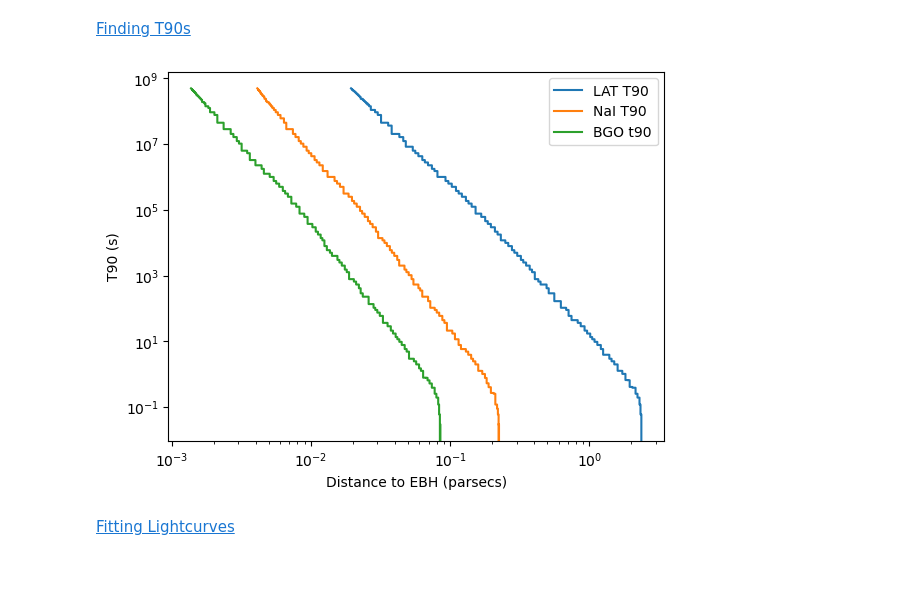
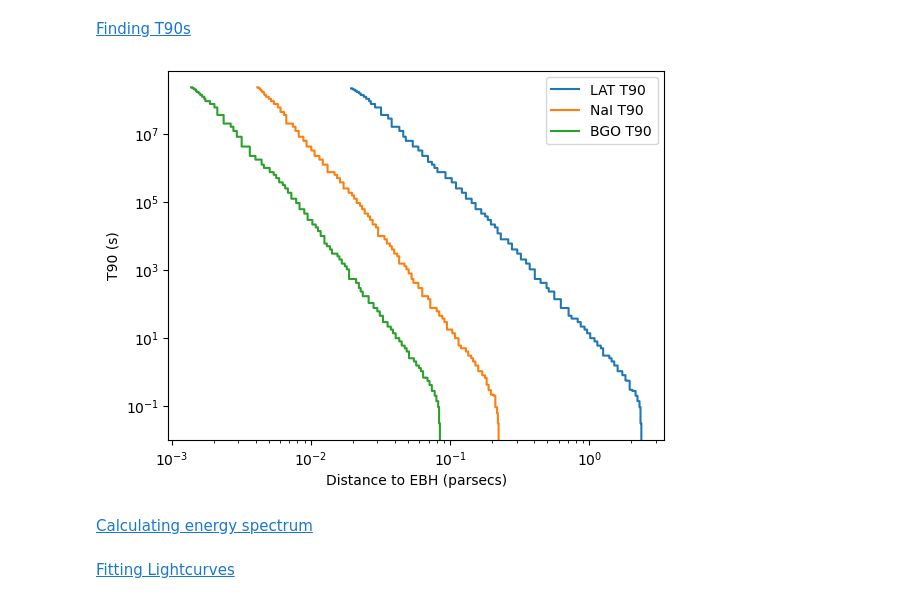
Before and after one commit to xboluna/Research, a Jupyter notebook: BHRad/Modelling/BHawk_Modelling.ipynb, the cells around one changed output. Drawn from its saved outputs; the diff is of its cells as text; code cells hidden in the pictures; blank space fills up the shorter version.

```diff
--- a/BHRad/Modelling/BHawk_Modelling.ipynb
+++ b/BHRad/Modelling/BHawk_Modelling.ipynb
@@ -160,7 +201,7 @@ lat_d = d(lat_lc/u.s).to('pc')
 gbm_d = d(gbm_lc/u.s).to('pc')
 bgo_d = d(bgo_lc/u.s).to('pc')
 
-def calculate_t90(distance, lightcurve):
+def calculate_t90(distance, lightcurve, ratio = 1e-1):
     t90 = []
     for dist in distance[np.where(time>0.1)]: # All distances corresponding to >1ms of remaining BH lifetime
 
@@ -169,41 +210,38 @@ def calculate_t90(distance, lightcurve):
         interval = np.where(lightcurve > minimum_flux)[0] # Only integrate flux exceeding minimum flux required
 
         if interval.shape[0] != 0: # As long as the flux is at all visible.
+
             flux_at_distance = lightcurve/(4*3.14159 *dist.to('cm')**2) # Inverse square law
 
-            total_flux = I.simps(x = time[interval], y = flux_at_distance[interval]) # Total flux -- the T90 is the threshold for 10% of this value
+            total_flux = Riemann_Integrate(x = np.array(time[interval]), y = flux_at_distance.value[interval])[0] # Total flux -- the T90 is the threshold for 10% of this value
 
             # Iterate over the available interval and find the 10% threshold
-            i = 0 # Record what interval we break at
-            cum_flux = 0. # Flux we're evaluating
-            while cum_flux < 1e-1*total_flux: # Break if the cumulative flux is 10% of total
-                # Technically I could make this O(N) by coding the integration myself, but this runs fast enough
-                cum_flux = I.simps(x = time[interval[:i+1]], y = flux_at_distance[interval[:i+1]]) # This is the partial flux on the limited interval
-                i+=1
+            i = Riemann_Integrate(x = np.array(time[interval]), y = flux_at_distance[interval].value, threshold = ratio*total_flux)[1]
+            #print(i)
+            t90.append( time[interval].to_list()[i] - time[interval].to_list()[-1])
 
-            t90.append(time[interval[i]] - time[interval[-1]]) # Remaining lifetime - beg. of interval
         else:
             t90.append(0.)
 
     return t90, distance[np.where(time>0.1)]
-
-lat_t90, lat_d_range = calculate_t90(lat_d, lat_lc)
-gbm_t90, gbm_d_range = calculate_t90(gbm_d, gbm_lc)
-bgo_t90, bgo_d_range = calculate_t90(bgo_d, bgo_lc)
 # %%
+lat_t90, lat_d_range = calculate_t90(lat_d, lat_lc)
+gbm_t90, gbm_d_range = calculate_t90(gbm_d, gbm_lc)
+bgo_t90, bgo_d_range = calculate_t90(bgo_d, bgo_lc)
+
 fig, ax = plt.subplots()
 ax.step(lat_d_range, lat_t90, label = 'LAT T90')
 ax.step(gbm_d_range, gbm_t90, label = 'NaI T90')
-ax.step(bgo_d_range, bgo_t90, label = 'BGO t90')
+ax.step(bgo_d_range, bgo_t90, label = 'BGO T90')
 #plt.axvline(0.015, color = 'black', linestyle='dashed', alpha=0.5, label = '0.015 pc')
 
 ax.set_xlabel('Distance to EBH (parsecs)')
 ax.set_ylabel('T90 (s)')
 
 ax.legend()
 ax.set_yscale('log')
 ax.set_xscale('log')
 
 fig.savefig('T90s.png', dpi=500)
 # %% [output]
-[figure, old version]
+[figure, new version]
@@ -209,0 +305,2 @@ fig.savefig('T90s.png', dpi=500)
+# %% [markdown]
+[Calculating energy spectrum](#es)
```
Also changed, not shown: parts of 5 cells of this notebook, 3 other files.
